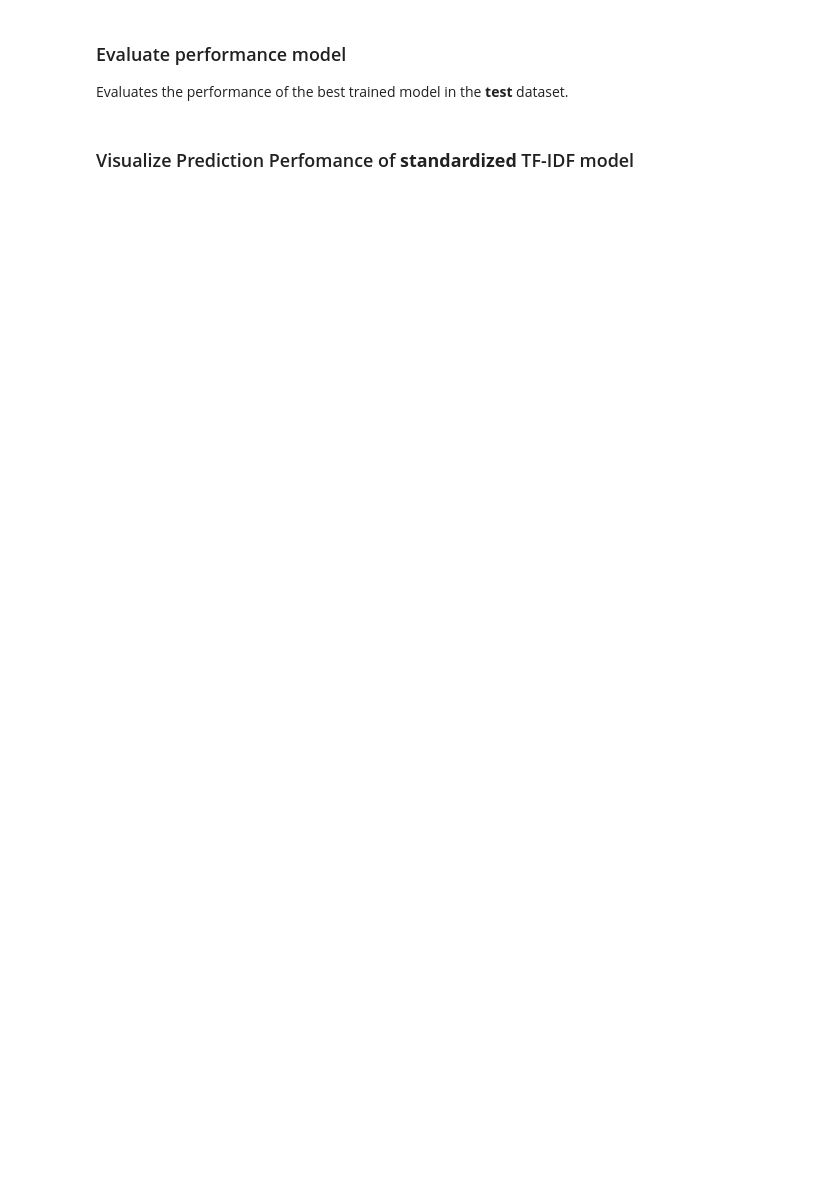
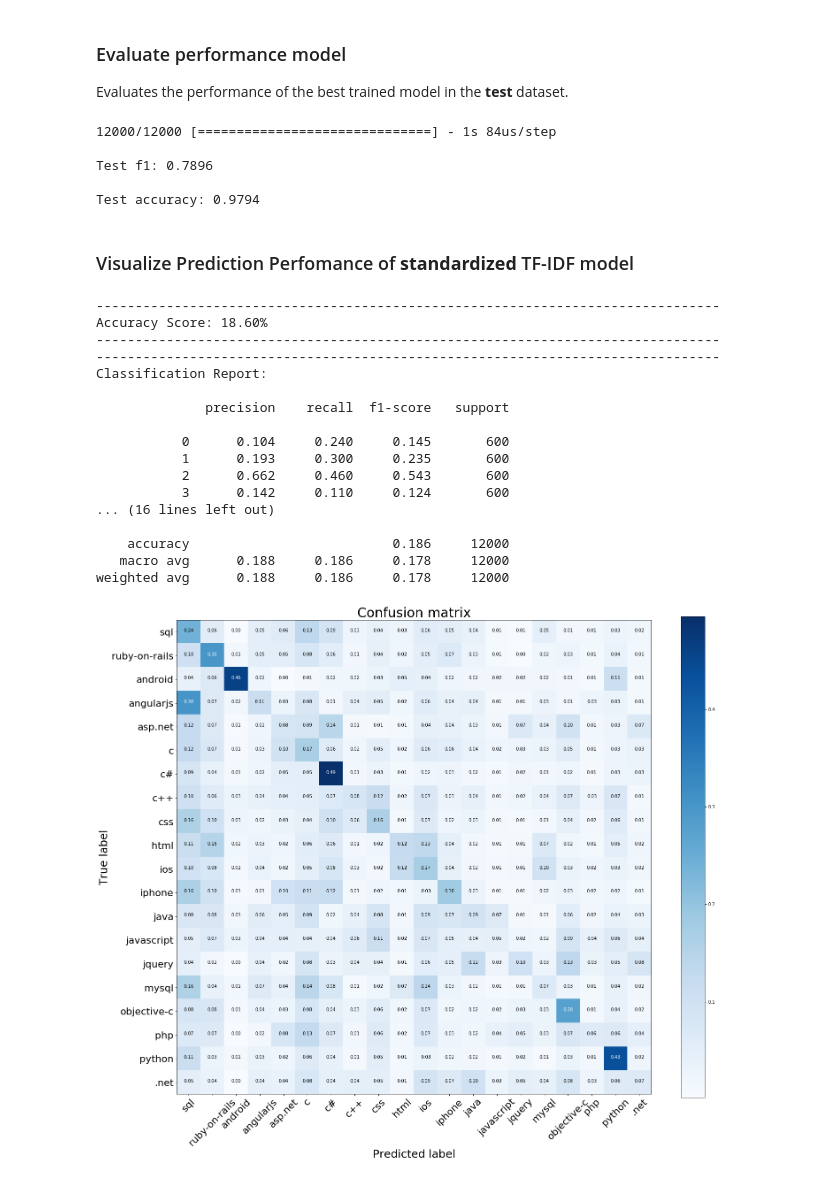
Before and after one commit to giannhskod/text-classification-mlp, a Jupyter notebook: notebooks/keras_mlp_stackoverflow_posts_tf.ipynb, the cells around one changed output. Drawn from its saved outputs; the diff is of its cells as text; code cells hidden in the pictures; blank space fills up the shorter version.

```diff
--- a/notebooks/keras_mlp_stackoverflow_posts_tf.ipynb
+++ b/notebooks/keras_mlp_stackoverflow_posts_tf.ipynb
@@ -193,5 +246,5 @@ history_model_tf_idf = ta.Scan(model_data_tf['x_train'],
                                grid_downsample=0.1,
                                print_params=True,
                                seed=(123),
-                               dataset_name=talos_tf_log_pathname
+                               dataset_name=talos_sdr_tf_log_pathname
                                )
@@ -203,9 +281,9 @@ best_model_sdr_params
 # %%
-model_sdr_tf_history, model_sdr_ft = load_model(model_data_tf['x_train'],
+model_sdr_tf_history, model_sdr_tf = load_model(model_data_tf['x_train'],
                                                 model_data_tf['y_train'],
                                                 model_data_tf['x_train_dev'],
                                                 model_data_tf['y_train_dev'],
-                                                best_model_params)
+                                                best_model_sdr_params)
 # %% [markdown]
 ### Visualize Model History Scores
 # %%
@@ -219,32 +300,58 @@ plot_history_metrics(history_obj=model_sdr_tf_history)
 
 Evaluates the performance of the best trained model in the **test** dataset.
 # %%
-score_sdr_tf = model_sdr_ft.evaluate(model_data_tf['x_test'],
+score_sdr_tf = model_sdr_tf.evaluate(model_data_tf['x_test'],
                                  model_data_tf['y_test'],
-                                 batch_size=best_model_params['batch_size'],
+                                 batch_size=best_model_sdr_params['batch_size'],
                                  verbose=1)
 
 print('\nTest f1: %.4f' % (score_sdr_tf[1]))
 print('\nTest accuracy: %.4f'% (score_sdr_tf[2]))
+# %% [output]
+12000/12000 [==============================] - 1s 84us/step
+
+Test f1: 0.7896
+
+Test accuracy: 0.9794
 # %% [markdown]
 ### Visualize Prediction Perfomance of **standardized** TF-IDF  model
 # %%
 import numpy as np
 from app.visualization import (plot_prediction_metrics,
                                create_clf_report,
                                plot_roc_curve,
                                plot_precision_recall_curve,
                                plot_confusion_matrix)
 import matplotlib.pylab as plt
 
-prediction_val_sdr_tf = model_sdr_tf.predict(model_data_sdr_ tf['x_test'], batch_size=best_model_sdr_params['batch_size'])
+prediction_val_sdr_tf = model_sdr_tf.predict(model_data_sdr_tf['x_test'],
+                                             batch_size=best_model_sdr_params['batch_size'])
 
 # returns each entry result to the classification with the relevant probabilities
 y_pred_processed_sdr_tf = np.array([np.argmax(val) for val in prediction_val_sdr_tf])
 y_true_processed_sdr_tf = np.array([np.argmax(val) for val in model_data_sdr_tf['y_test']])
 
 # If you want to get the Classification Report, comment out the below line
 create_clf_report(y_true_processed_sdr_tf, y_pred_processed_sdr_tf , Classes)
 
 # If you want to get the confusion matrix,comment out the below line
 plot_confusion_matrix(y_true_processed_sdr_tf, y_pred_processed_sdr_tf , Classes)
+# %% [output]
+--------------------------------------------------------------------------------
+Accuracy Score: 18.60%
+--------------------------------------------------------------------------------
+--------------------------------------------------------------------------------
+Classification Report:
+
+              precision    recall  f1-score   support
+
+           0      0.104     0.240     0.145       600
+           1      0.193     0.300     0.235       600
+           2      0.662     0.460     0.543       600
+           3      0.142     0.110     0.124       600
+... (16 lines left out)
+
+    accuracy                          0.186     12000
+   macro avg      0.188     0.186     0.178     12000
+weighted avg      0.188     0.186     0.178     12000
+[figure, added]
```
Also changed, not shown: parts of 9 cells of this notebook, 6 other files.
